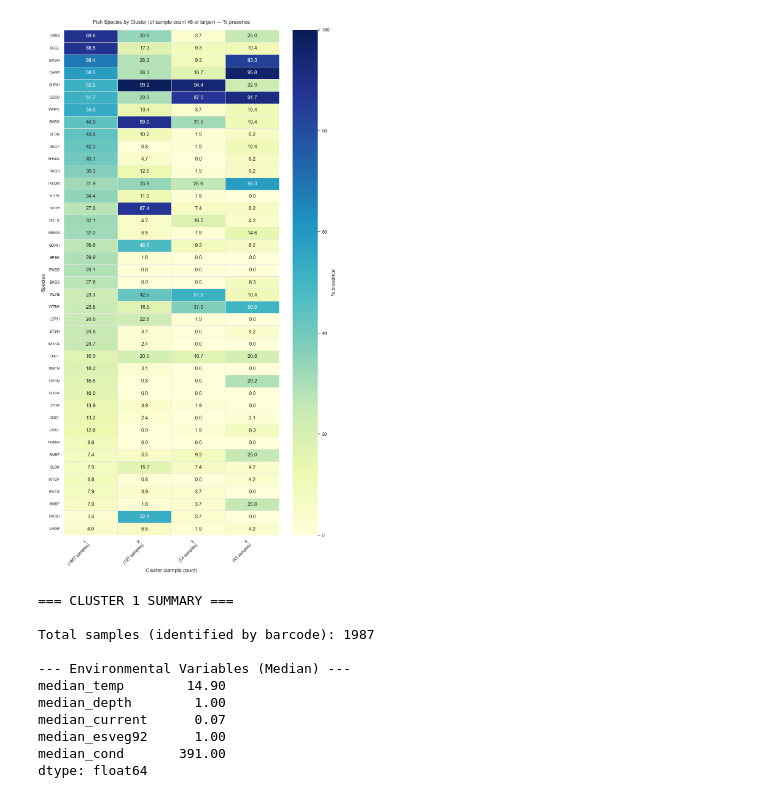
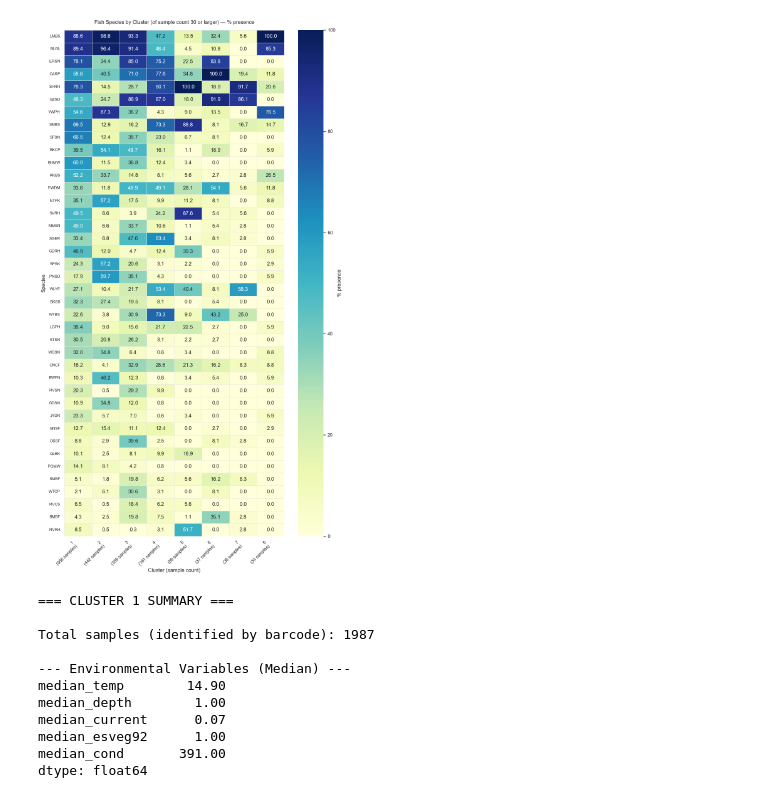
Before and after one commit to jppeirce/ltrm_fish, a Jupyter notebook: 3cluster_visualization.ipynb, the cells around one changed output. Drawn from its saved outputs; the diff is of its cells as text; code cells hidden in the pictures.

```diff
--- a/3cluster_visualization.ipynb
+++ b/3cluster_visualization.ipynb
@@ -20,7 +20,7 @@ fish_df_cluster2 = pd.read_csv('pandas/fish_df_cluster2.csv')
 # %%
 # designate which clustering to analyze
-df_explore = agg_df_cluster2 # agg_df or agg_df_large or agg_df_top2
-fish_explore = fish_df_cluster2 # fish_df or fish_df_large or fish_df_top2
+df_explore = agg_df_cluster1 # agg_df or agg_df_large or agg_df_top2
+fish_explore = fish_df_cluster1 # fish_df or fish_df_large or fish_df_top2
 # %%
 # Summary of clusters
 cluster_summary = df_explore.groupby('cluster').size().sort_values(ascending=False)
@@ -72,7 +96,7 @@ jac_comp = fish_explore.groupby('cluster')[top_species].mean() * 100
 
 # Order clusters by overall sample count (so columns are in meaningful order)
 # Filter clusters with size >= 10
-cluster_filter = 48
+cluster_filter = 30
 cluster_sizes = df_explore['cluster'].value_counts()
 cluster_sizes = cluster_sizes[cluster_sizes >= cluster_filter]
 cluster_order = [c for c in cluster_sizes.index if c in jac_comp.index]
@@ -90,34 +114,34 @@ cmap = sns.color_palette("YlGnBu", as_cmap=True)  # perceptually-uniform sequent
 
 sns.heatmap(
     display_df,
     ax=ax,
     cmap=cmap,
     vmin=0,
     vmax=100,
     annot=True,
     fmt=".1f",
     linewidths=0.4,
     linecolor="0.9",
     cbar_kws={"label": "% presence"}
 )
 
 ax.set_xticklabels(col_labels, rotation=45, ha="right", fontsize=10)
 ax.set_yticklabels(ax.get_yticklabels(), rotation=0, fontsize=9)
 ax.set_xlabel("Cluster (sample count)")
 ax.set_ylabel("Species")
 ax.set_title(f"Fish Species by Cluster (of sample count {cluster_filter} or larger) — % presence", pad=14)
 #ax.set_title(f"Top {fishcode_2_include} Most Common Fish Species by Cluster (of sample count {cluster_filter} or larger) — % presence", pad=14)
 plt.tight_layout()
 plt.show()
 fig.savefig(
     'cluster_species_presence2.jpg',
     dpi=300,
     bbox_inches='tight',
     format='jpeg',
     pil_kwargs={'quality': 95, 'optimize': True, 'progressive': True}
 )
 # %% [output]
-[figure, old version]
+[figure, new version]
 # %%
 # Specify cluster to analyze
 cluster_num = 1
```
Also changed, not shown: parts of 24 cells of this notebook, 5 other files.
